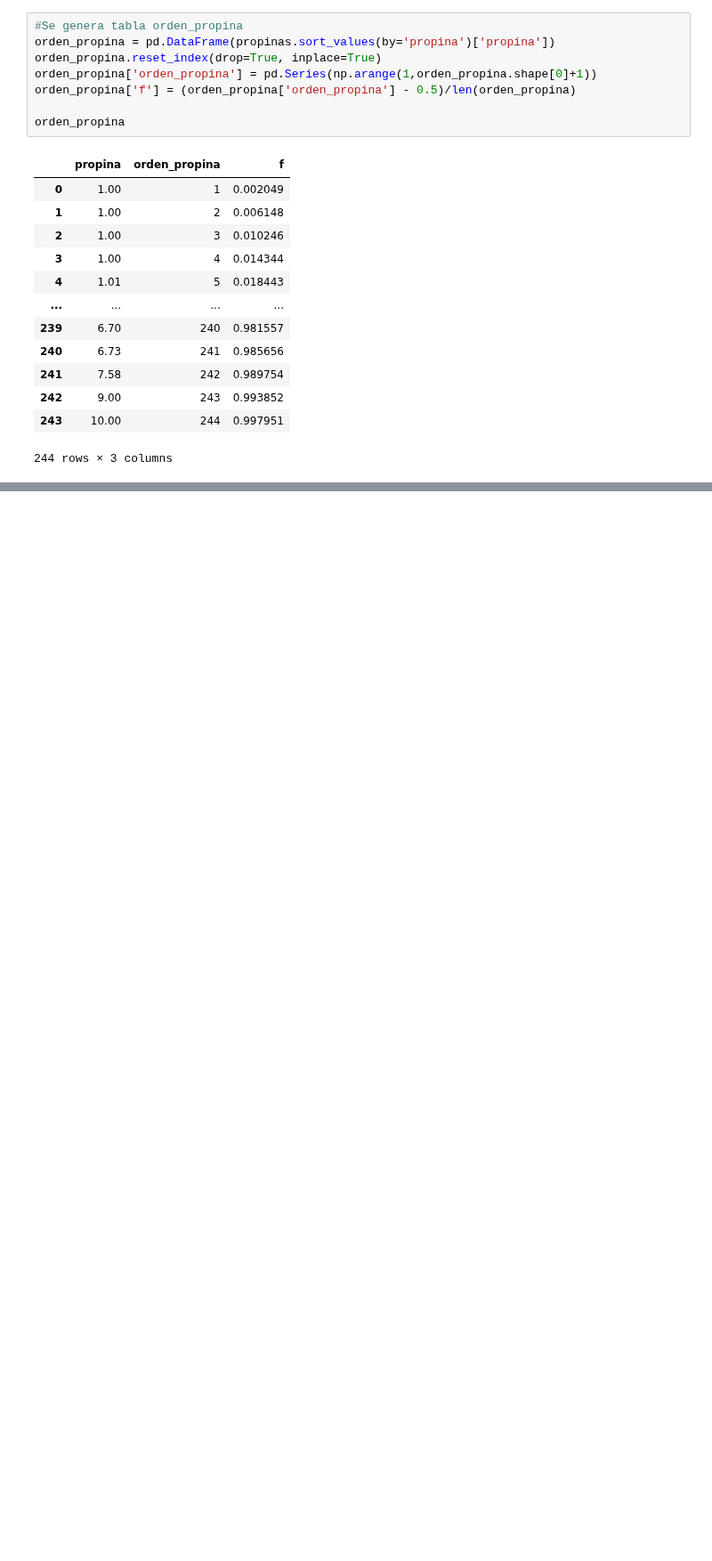
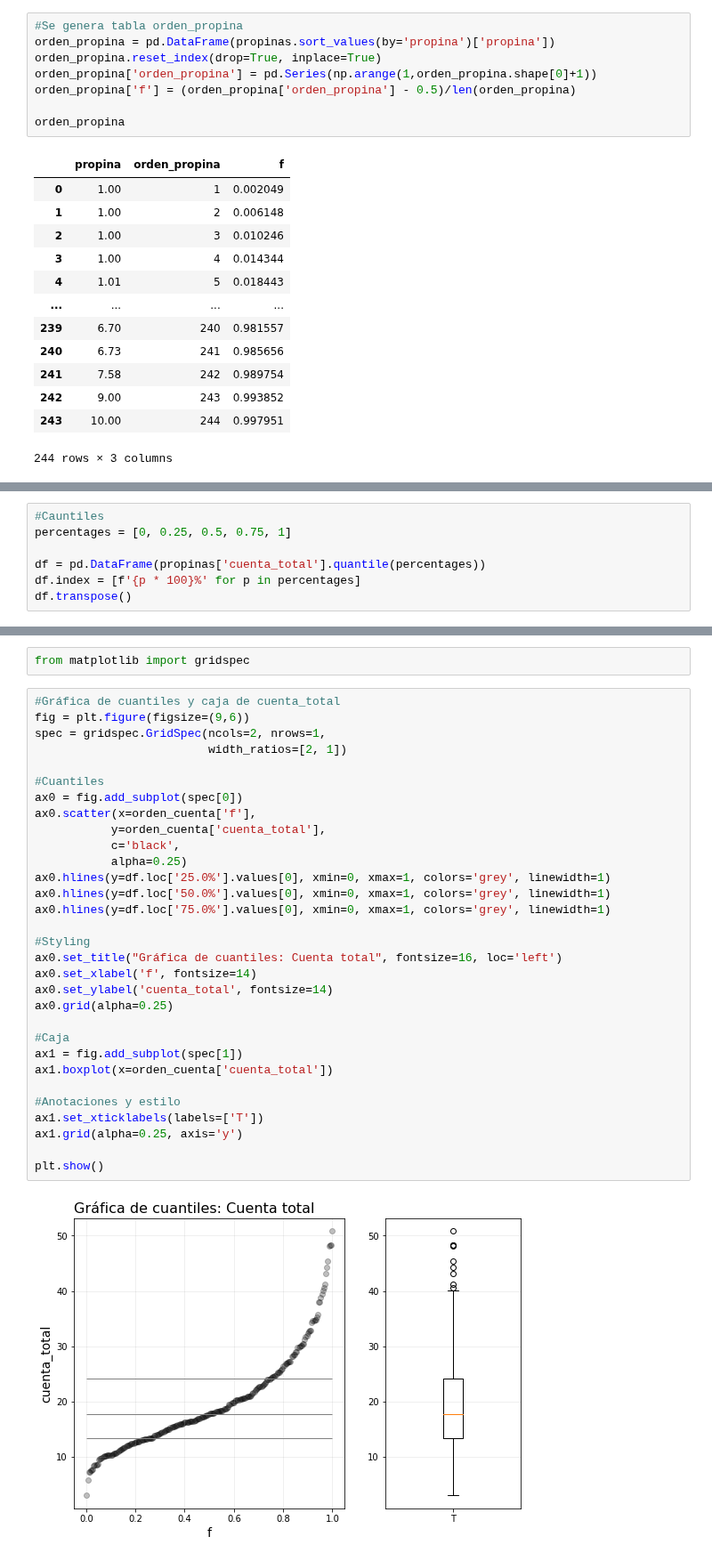
Before and after one commit to CAMM961001/itam-mcd, a Jupyter notebook: fundamentos-estadisticos/libros/analisis_exploratorio.ipynb, the cells around one changed output, grey strips where cells are left out. Shown at 89% size. Cells and saved outputs as stored; diff of their text form; blank space fills up the shorter version.

```diff
--- a/fundamentos-estadisticos/libros/analisis_exploratorio.ipynb
+++ b/fundamentos-estadisticos/libros/analisis_exploratorio.ipynb
@@ -144,0 +275,7 @@ plt.grid(alpha=0.25)
+# %%
+#Cauntiles
+percentages = [0, 0.25, 0.5, 0.75, 1]
+
+df = pd.DataFrame(propinas['cuenta_total'].quantile(percentages))
+df.index = [f'{p * 100}%' for p in percentages]
+df.transpose()
@@ -144,0 +285,35 @@ plt.grid(alpha=0.25)
+# %%
+from matplotlib import gridspec
+# %%
+#Gráfica de cuantiles y caja de cuenta_total
+fig = plt.figure(figsize=(9,6))
+spec = gridspec.GridSpec(ncols=2, nrows=1,
+                         width_ratios=[2, 1])
+
+#Cuantiles
+ax0 = fig.add_subplot(spec[0])
+ax0.scatter(x=orden_cuenta['f'],
+           y=orden_cuenta['cuenta_total'],
+           c='black',
+           alpha=0.25)
+ax0.hlines(y=df.loc['25.0%'].values[0], xmin=0, xmax=1, colors='grey', linewidth=1)
+ax0.hlines(y=df.loc['50.0%'].values[0], xmin=0, xmax=1, colors='grey', linewidth=1)
+ax0.hlines(y=df.loc['75.0%'].values[0], xmin=0, xmax=1, colors='grey', linewidth=1)
+
+#Styling
+ax0.set_title("Gráfica de cuantiles: Cuenta total", fontsize=16, loc='left')
+ax0.set_xlabel('f', fontsize=14)
+ax0.set_ylabel('cuenta_total', fontsize=14)
+ax0.grid(alpha=0.25)
+
+#Caja
+ax1 = fig.add_subplot(spec[1])
+ax1.boxplot(x=orden_cuenta['cuenta_total'])
+
+#Anotaciones y estilo
+ax1.set_xticklabels(labels=['T'])
+ax1.grid(alpha=0.25, axis='y')
+
+plt.show()
+# %% [output]
+[figure, added]
```
Also changed, not shown: parts of 12 cells of this notebook, 1 other file.
